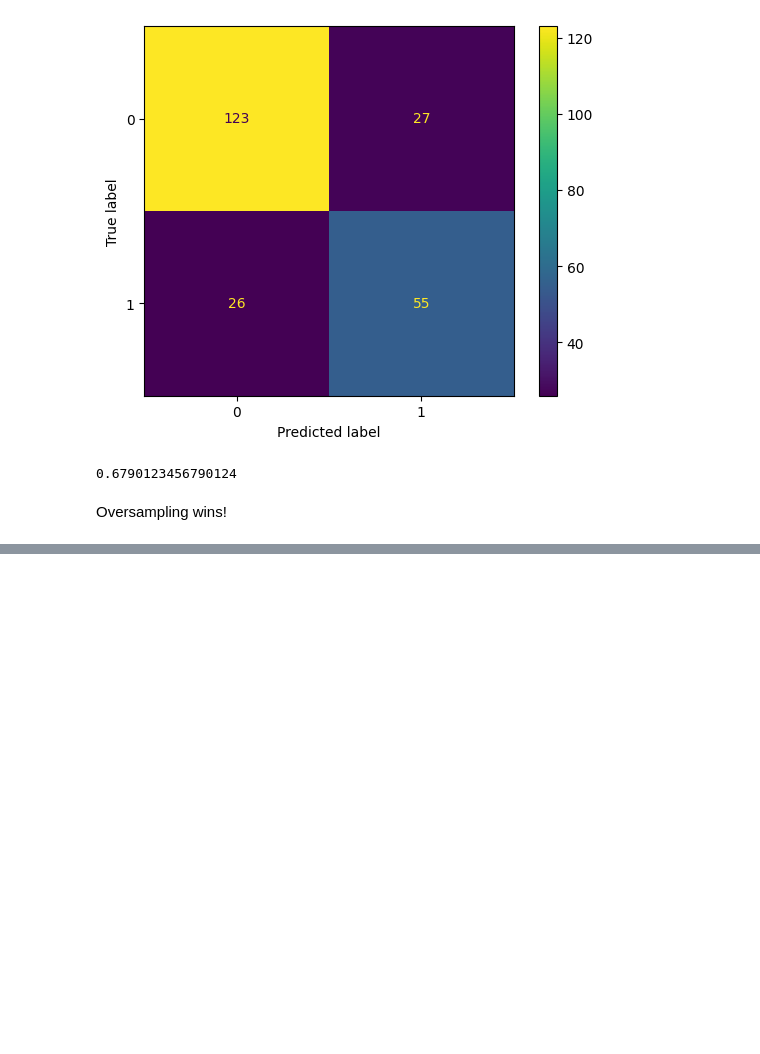
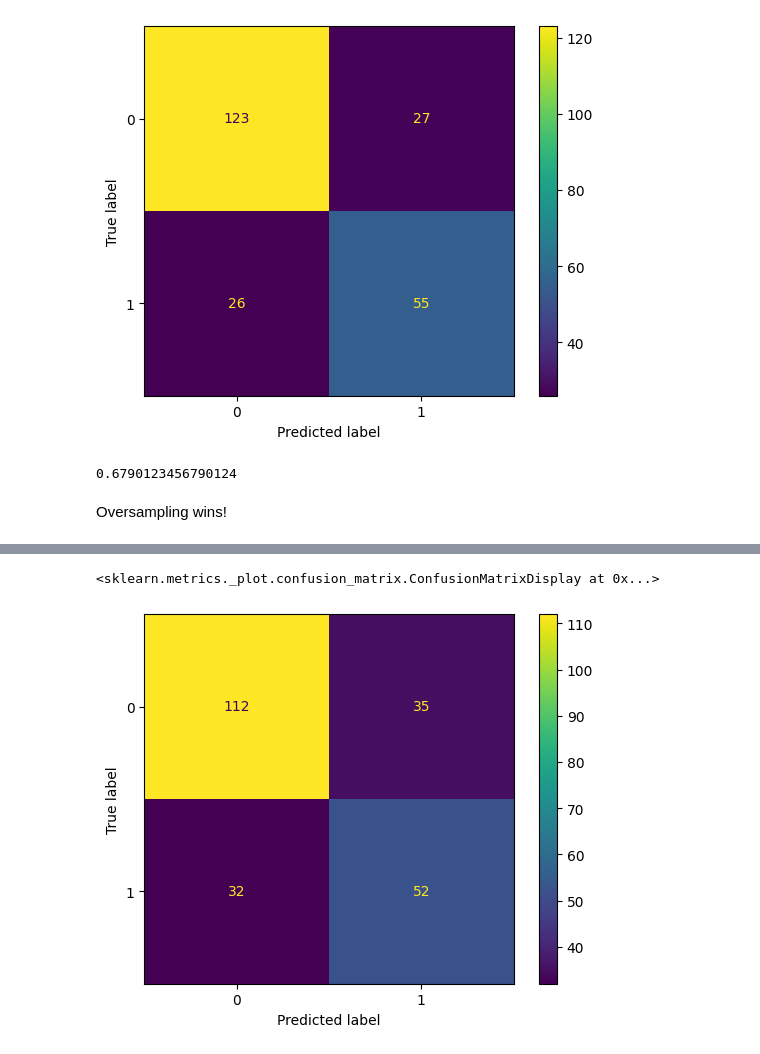
Before and after one commit to Co2Lo/Connor_CSCI_1070, a Jupyter notebook: Class_Notes.ipynb, the cells around one changed output, grey strips where cells are left out. Cells and saved outputs as stored; diff of their text form; code cells hidden in the pictures; blank space fills up the shorter version.

```diff
--- a/Class_Notes.ipynb
+++ b/Class_Notes.ipynb
@@ -802,0 +835,7 @@ Oversampling wins!
+# %%
+import pandas as pd
+from sklearn import tree
+from sklearn.metrics import ConfusionMatrixDisplay, classification_report
+
+diabetes_df = pd.read_csv('Misc./diabetes.csv')
+diabetes_df.head()
@@ -802,0 +849,7 @@ Oversampling wins!
+# %%
+from sklearn.model_selection import train_test_split
+
+X = diabetes_df.drop('Outcome', axis = 1)
+y = diabetes_df['Outcome']
+
+X_train, X_test, y_train, y_test = train_test_split (X, y, test_size = 0.3, random_state = 32)
@@ -802,0 +859,5 @@ Oversampling wins!
+# %%
+model = tree.DecisionTreeClassifier(max_depth = 7, random_state = 32) # Number of nodes = 7
+
+model = model.fit(X_train, y_train)
+y_pred = model.predict(X_test)
@@ -802,0 +875,5 @@ Oversampling wins!
+# %%
+ConfusionMatrixDisplay.from_predictions(y_test, y_pred)
+# %% [output]
+<sklearn.metrics._plot.confusion_matrix.ConfusionMatrixDisplay at 0x...>
+[figure, added]
```
Also changed, not shown: parts of 8 cells of this notebook, 4 other files.
